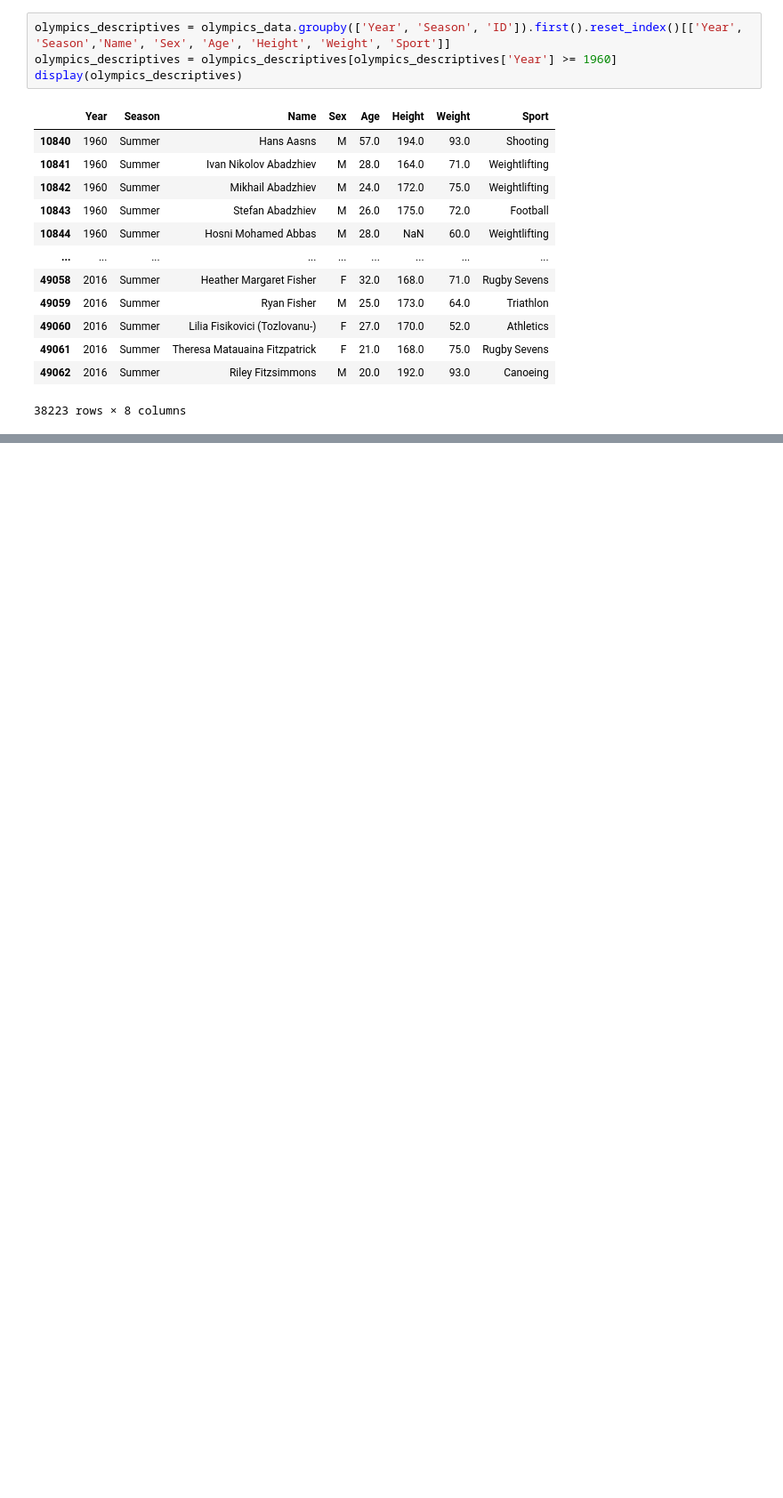
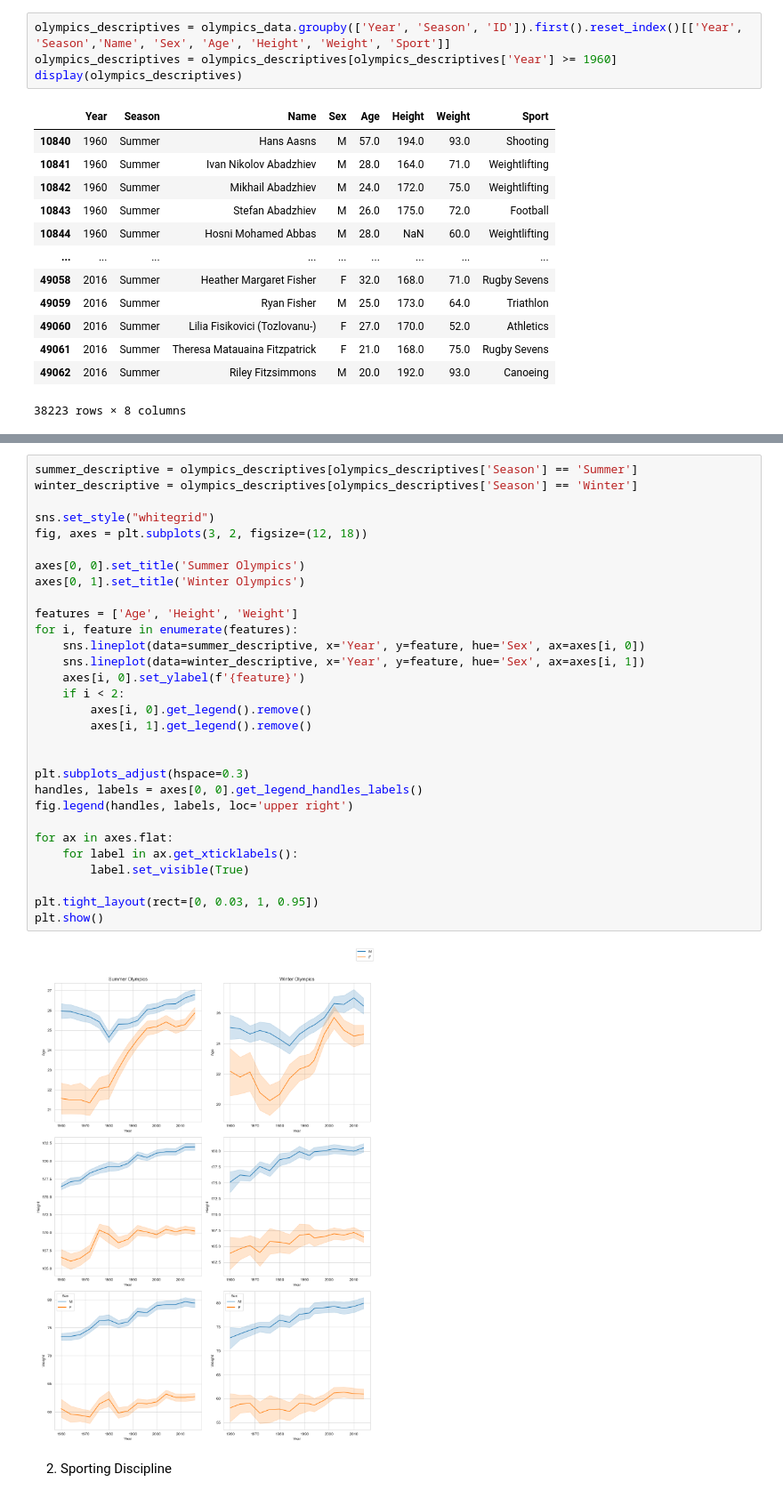
Before and after one commit to com-480-data-visualization/project-2024-okay-guys, a Jupyter notebook: EDA.ipynb, the cells around one changed output, grey strips where cells are left out. Shown at 89% size. Drawn from its saved outputs; the diff is of its cells as text; blank space fills up the shorter version.

```diff
--- a/EDA.ipynb
+++ b/EDA.ipynb
@@ -328,3 +312,37 @@ olympics_descriptives.groupby(['Season', 'Year']).agg({'Age': ['min', 'max', 'me
+# %%
+summer_descriptive = olympics_descriptives[olympics_descriptives['Season'] == 'Summer']
+winter_descriptive = olympics_descriptives[olympics_descriptives['Season'] == 'Winter']
+
+sns.set_style("whitegrid")
+fig, axes = plt.subplots(3, 2, figsize=(12, 18))
+
+axes[0, 0].set_title('Summer Olympics')
+axes[0, 1].set_title('Winter Olympics')
+
+features = ['Age', 'Height', 'Weight']
+for i, feature in enumerate(features):
+    sns.lineplot(data=summer_descriptive, x='Year', y=feature, hue='Sex', ax=axes[i, 0])
+    sns.lineplot(data=winter_descriptive, x='Year', y=feature, hue='Sex', ax=axes[i, 1])
+    axes[i, 0].set_ylabel(f'{feature}')
+    if i < 2:
+        axes[i, 0].get_legend().remove()
+        axes[i, 1].get_legend().remove()
+
+
+plt.subplots_adjust(hspace=0.3)
+handles, labels = axes[0, 0].get_legend_handles_labels()
+fig.legend(handles, labels, loc='upper right')
+
+for ax in axes.flat:
+    for label in ax.get_xticklabels():
+        label.set_visible(True)
+
+plt.tight_layout(rect=[0, 0.03, 1, 0.95])
+plt.show()
+# %% [output]
+[figure, added]
+# %% [markdown]
+2.  Sporting Discipline
 # %%
 sports_per_year = olympics_descriptives.groupby(['Season', 'Year'])['Sport'].unique()
 
```
Also changed, not shown: parts of 24 cells of this notebook.
